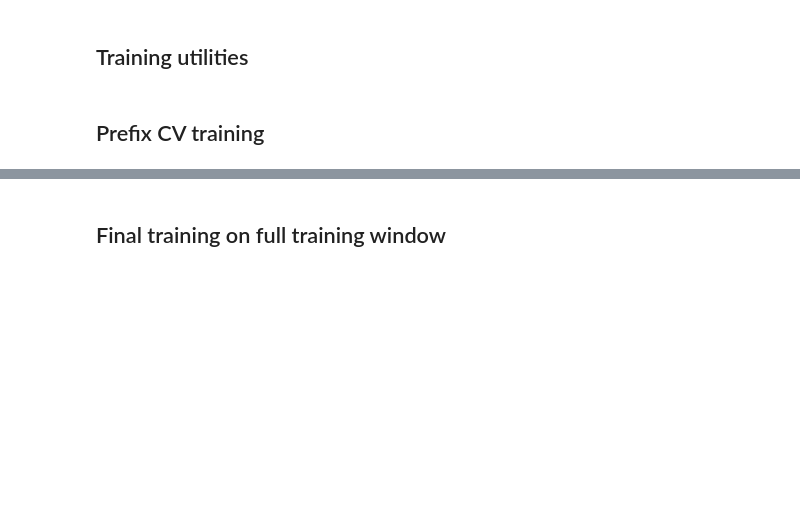
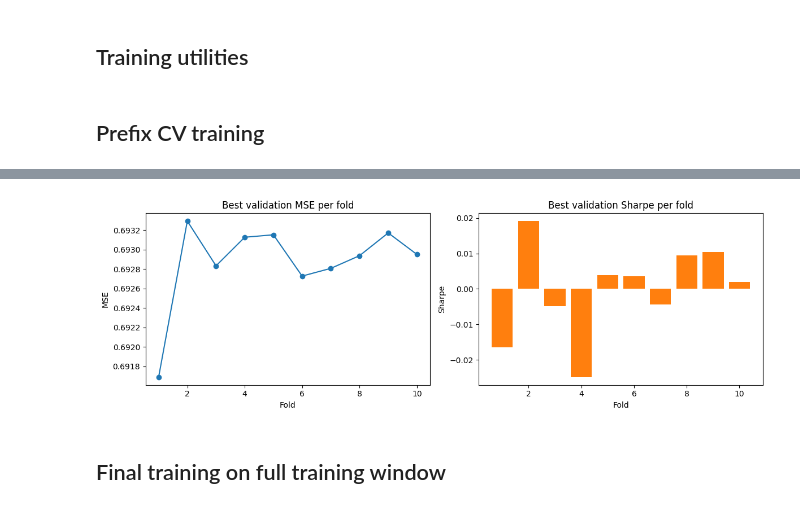
Before and after one commit to crk13/5205-Project2, a Jupyter notebook: notebooks/transformer.ipynb, the cells around one changed output, grey strips where cells are left out. Cells and saved outputs as stored; diff of their text form; code cells hidden in the pictures; blank space fills up the shorter version.

```diff
--- a/notebooks/transformer.ipynb
+++ b/notebooks/transformer.ipynb
@@ -398,3 +989,21 @@ Stopping early on fold 10
+# %%
+if best_cv_histories:
+    cv_df = pd.DataFrame(best_cv_histories)
+    fig, axes = plt.subplots(1, 2, figsize=(12, 4))
+    axes[0].plot(cv_df['fold'], cv_df['best_val_mse'], marker='o', color='#1f77b4')
+    axes[0].set_title('Best validation MSE per fold')
+    axes[0].set_xlabel('Fold')
+    axes[0].set_ylabel('MSE')
+    axes[1].bar(cv_df['fold'], cv_df['best_val_sharpe'], color='#ff7f0e')
+    axes[1].set_title('Best validation Sharpe per fold')
+    axes[1].set_xlabel('Fold')
+    axes[1].set_ylabel('Sharpe')
+    plt.tight_layout()
+    fig.savefig(ARTIFACT_DIR / 'cv_best_metrics.png')
+else:
+    print('best_cv_histories is empty – run the grid search routine first.')
+# %% [output]
+[figure, added]
 # %% [markdown]
 ## Final training on full training window
 # %%
```
Also changed, not shown: parts of 41 cells of this notebook, 15 other files.
